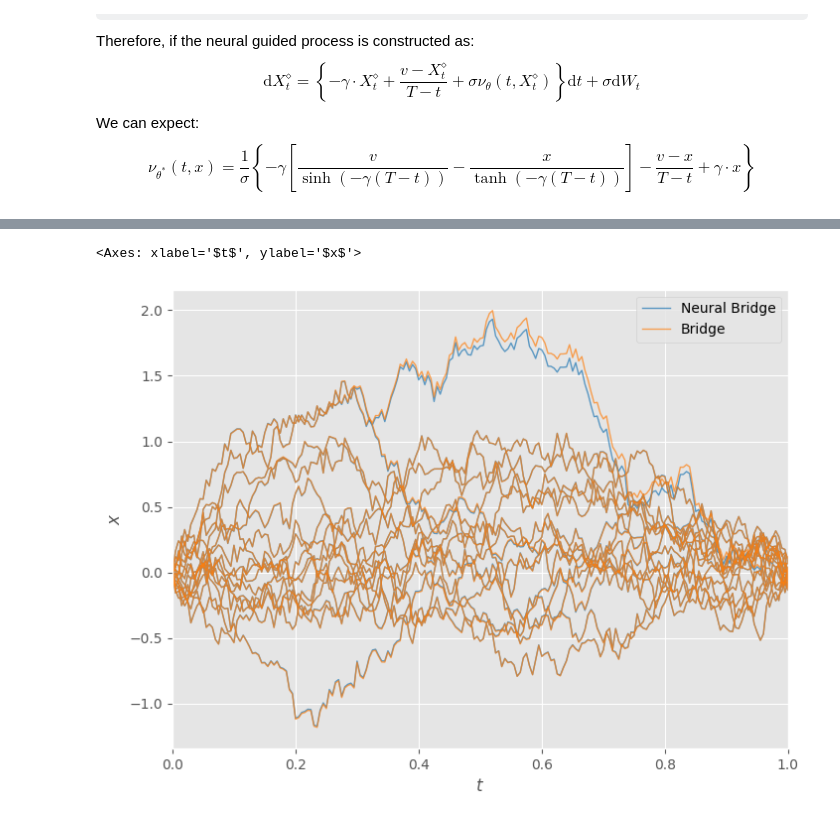
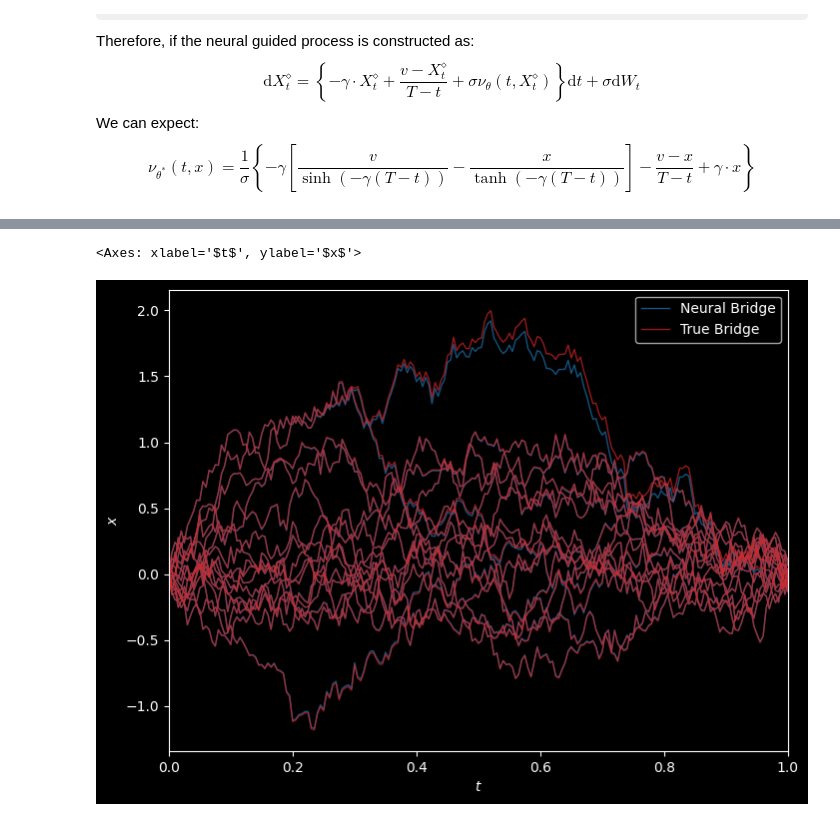
Before and after one commit to bookdiver/neuralbridge, a Jupyter notebook: notebooks/ou_bridge.ipynb, the cells around one changed output, grey strips where cells are left out. Drawn from its saved outputs; the diff is of its cells as text; code cells hidden in the pictures; some formulas as TeX source.

```diff
--- a/notebooks/ou_bridge.ipynb
+++ b/notebooks/ou_bridge.ipynb
@@ -5,9 +5,11 @@
 import jax
 import jax.numpy as jnp
 import matplotlib.pyplot as plt
-plt.style.use("ggplot")
 
-from neuralbridge.stochastic_processes.examples import OUProcess, OUAuxProcess, OUBridgeProcess
+from neuralbridge.stochastic_processes.examples import (
+    BrownianProcess, BrownianAuxProcess, BrownianBridgeProcess,
+    OUProcess, OUAuxProcess, OUBridgeProcess
+)
 from neuralbridge.solvers.sde import WienerProcess, Euler
 from neuralbridge.stochastic_processes.gbp import GuidedBridgeProcess
 from neuralbridge.networks.score_net import ScoreNet
@@ -74,7 +190,7 @@ net = ScoreNet(out_dim=dim,
               t_emb_scaling=200.0)
 # %%
 train_config = {
-    "save_name": "ou_bridge_kld_loss",
+    "save_name": "ou_bridge_normalized_ll",
     "seed": seed,
     "learning_rate": 2e-4,
     "batch_size": 128,
@@ -108,11 +233,11 @@ neural_bridge = model.build_neural_bridge()
 # %%
 neural_bridge_solver = Euler(neural_bridge, wiener_proc)
 bridge_solver = Euler(bridge_proc, wiener_proc)
 neural_bridge_path = neural_bridge_solver.solve(x0=u, rng_key=jax.random.PRNGKey(seed), batch_size=16)
 bridge_path = bridge_solver.solve(x0=u, rng_key=jax.random.PRNGKey(seed), batch_size=16)
 fig, ax = plt.subplots(1, 1, figsize=(8, 6))
 plot_sample_path(neural_bridge_path, ax=ax, color="tab:blue", label="Neural Bridge")
-plot_sample_path(bridge_path, ax=ax, color="tab:orange", label="Bridge")
+plot_sample_path(bridge_path, ax=ax, color="tab:red", label="True Bridge")
 # %% [output]
 <Axes: xlabel='$t$', ylabel='$x$'>
-[figure, old version]
+[figure, new version]
```
Also changed, not shown: parts of 12 cells of this notebook, 14 other files.
